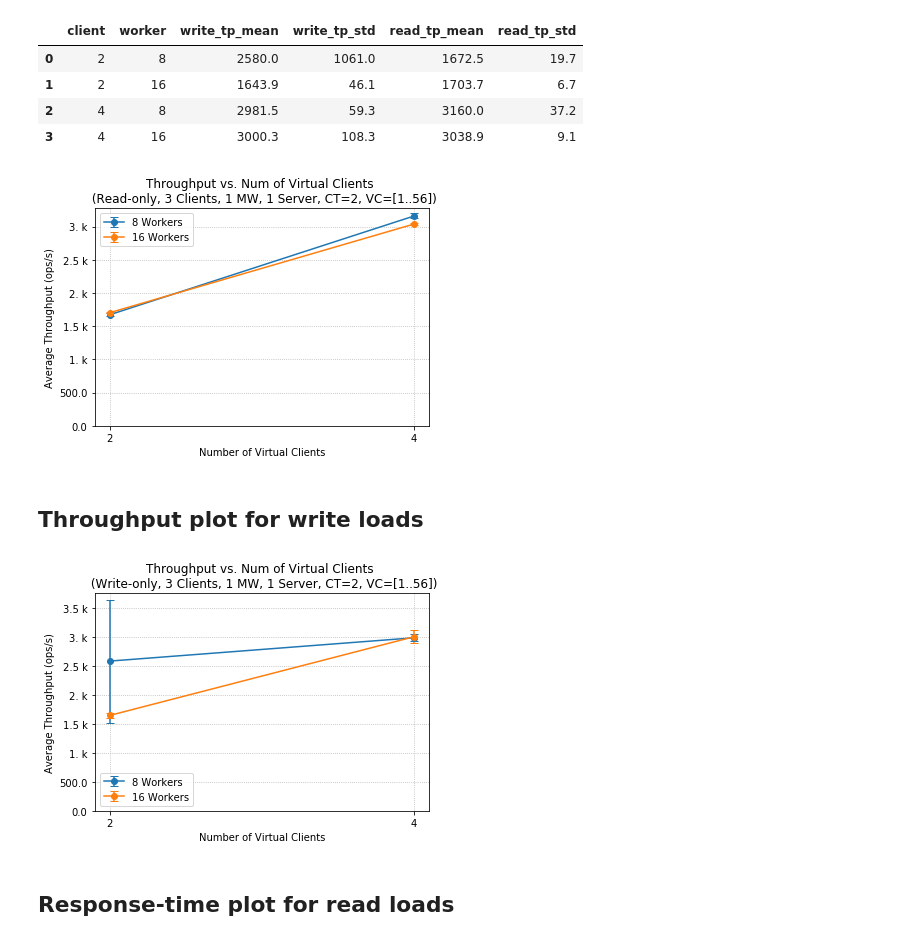
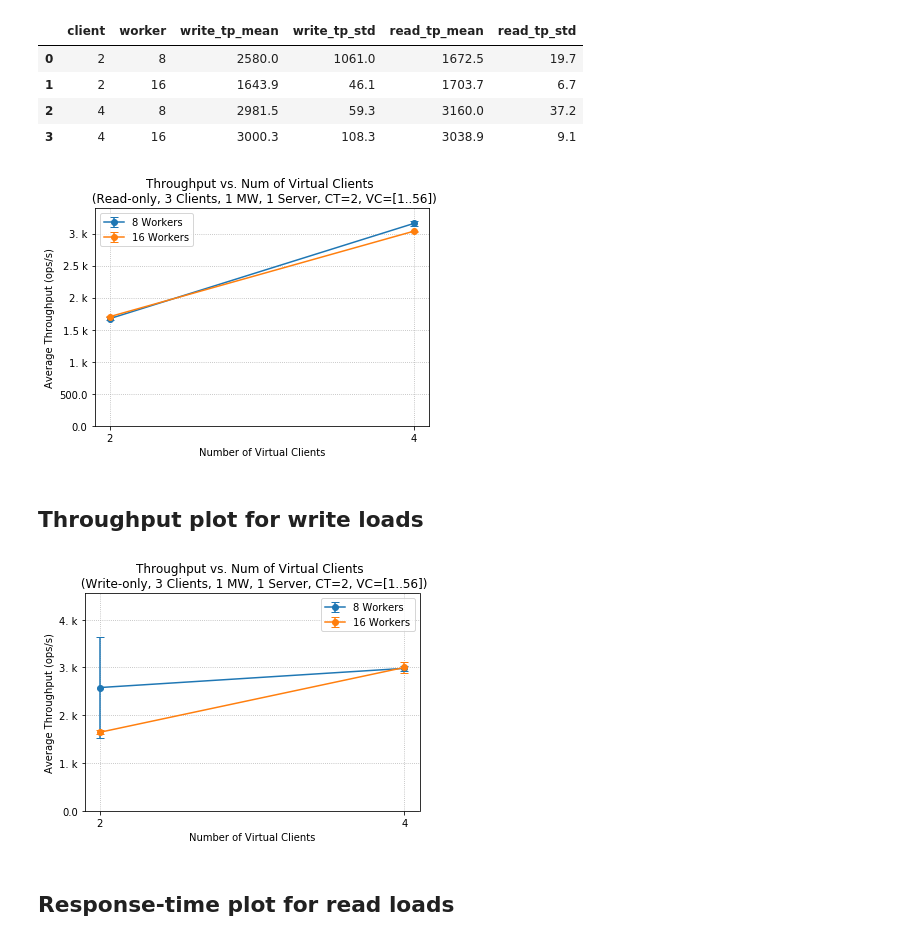
Before and after one commit to florianmorath/ASL_project, a Jupyter notebook: scripts/2_BaselineWithMW/plot_mw-logs_one_mw.ipynb, the cells around one changed output. Cells and saved outputs as stored; diff of their text form; code cells hidden in the pictures.

```diff
--- a/scripts/2_BaselineWithMW/plot_mw-logs_one_mw.ipynb
+++ b/scripts/2_BaselineWithMW/plot_mw-logs_one_mw.ipynb
@@ -52,7 +52,7 @@ plt.grid(linestyle = "dotted")
 plt.ylabel("Average Throughput (ops/s)")
 plt.xlabel("Number of Virtual Clients")
 plt.xticks([0] + np.array(vcs))
-plt.ylim(bottom=0)
+plt.ylim(bottom=0,top=1e3+np.mean(df_tp['read_tp_mean']))
 plt.legend()
 
 ax = plt.gca()
@@ -61,37 +61,37 @@ ax.yaxis.set_major_formatter(tick.FuncFormatter(y_fmt))
 plt.show()
 f.savefig("/Users/florianmorath/Desktop/ASL_project/scripts/2_BaselineWithMW/processed_data/one_mw/"+date+"/one_mw_tp_read.png", dpi = 150)
 # %% [output]
-[figure, old version]
+[figure, new version]
 # %% [markdown]
 ## Throughput plot for write loads
 # %%
 f = plt.figure()
 plt.title("Throughput vs. Num of Virtual Clients \n (Write-only, 3 Clients, 1 MW, 1 Server, CT=2, VC=[1..56])")
 
 for worker in worker_list:
     # extract values of interest
-    df_tp_read_cut = df_tp_read[(df_tp_read.worker == worker)]
+    df_tp_cut = df_tp[(df_tp.worker == worker)]
 
-    vcs = df_tp_read_cut['client']
-    tps = df_tp_read_cut['write_tp_mean']
-    std = df_tp_read_cut['write_tp_std']
+    vcs = df_tp_cut['client']
+    tps = df_tp_cut['write_tp_mean']
+    std = df_tp_cut['write_tp_std']
 
     plt.errorbar(x = vcs, y = tps, yerr = std, label = "{} Workers".format(worker), capsize = 4, marker='o')
 
 plt.grid(linestyle = "dotted")
 plt.ylabel("Average Throughput (ops/s)")
 plt.xlabel("Number of Virtual Clients")
 plt.xticks([0] + np.array(vcs))
-plt.ylim(bottom=0)
+plt.ylim(bottom=0,top=2e3+np.mean(df_tp['write_tp_mean']))
 plt.legend()
 
 ax = plt.gca()
 ax.yaxis.set_major_formatter(tick.FuncFormatter(y_fmt))
 
 plt.show()
 f.savefig("/Users/florianmorath/Desktop/ASL_project/scripts/2_BaselineWithMW/processed_data/one_mw/"+date+"/one_mw_tp_write.png", dpi = 150)
 # %% [output]
-[figure, old version]
+[figure, new version]
 # %% [markdown]
 ## Response-time plot for read loads
 # %%
```
Also changed, not shown: 12 other files.
